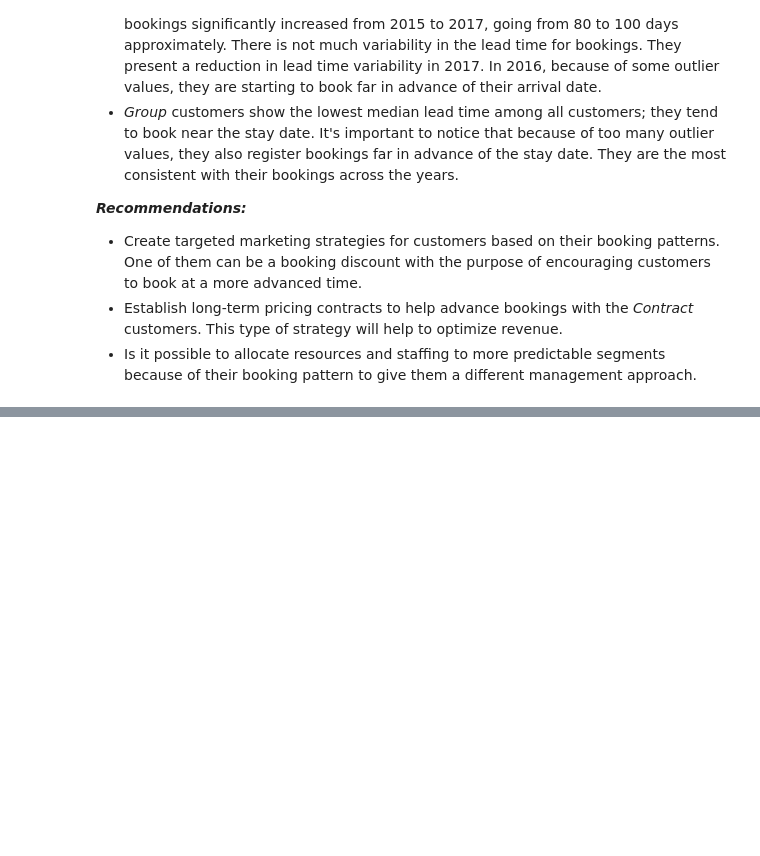
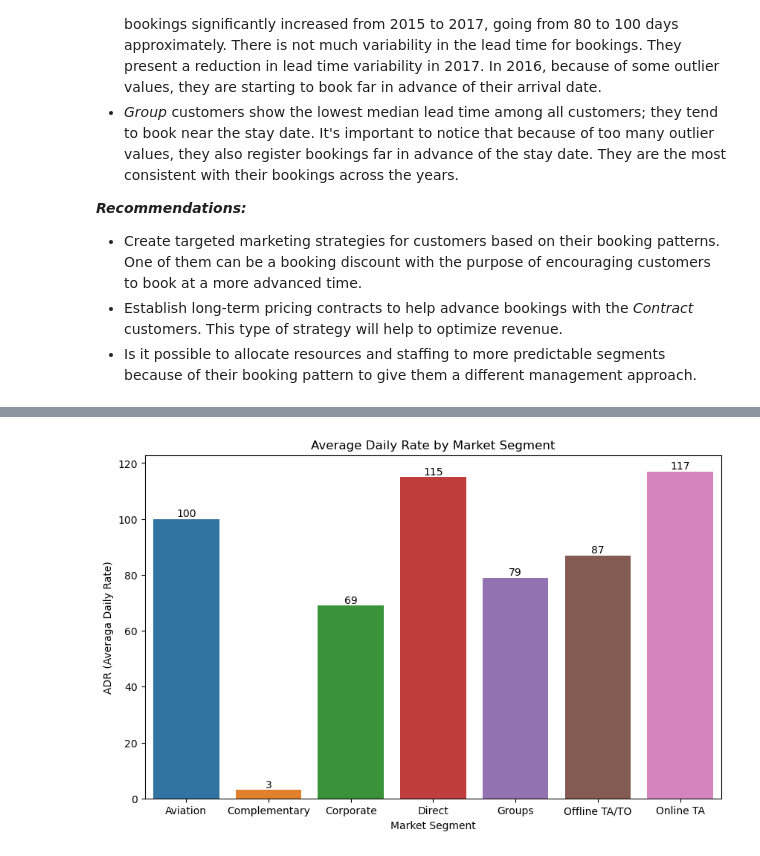
Before and after one commit to nachogalasso/da_python, a Jupyter notebook: hotel_bookings/hb_analysis.ipynb, the cells around one changed output, grey strips where cells are left out. Cells and saved outputs as stored; diff of their text form; code cells hidden in the pictures; blank space fills up the shorter version.

```diff
--- a/hotel_bookings/hb_analysis.ipynb
+++ b/hotel_bookings/hb_analysis.ipynb
@@ -726,0 +818,5 @@ plt.show()
+# %%
+# Variation by market segment
+mean_adr_mkt = df_revAdr.groupby('market_segment')['adr'].mean().round().reset_index()
+
+print(mean_adr_mkt)
@@ -726,0 +832,12 @@ plt.show()
+# %%
+# Creating the plot
+plt.figure(figsize=(10, 6))
+
+ax = sns.barplot(x='market_segment', y='adr', data=mean_adr_mkt)
+ax.bar_label(ax.containers[0], fontsize=10)
+plt.title('Average Daily Rate by Market Segment')
+plt.xlabel('Market Segment')
+plt.ylabel('ADR (Averaga Daily Rate)')
+plt.show()
+# %% [output]
+[figure, added]
```
Also changed, not shown: parts of 27 cells of this notebook.
